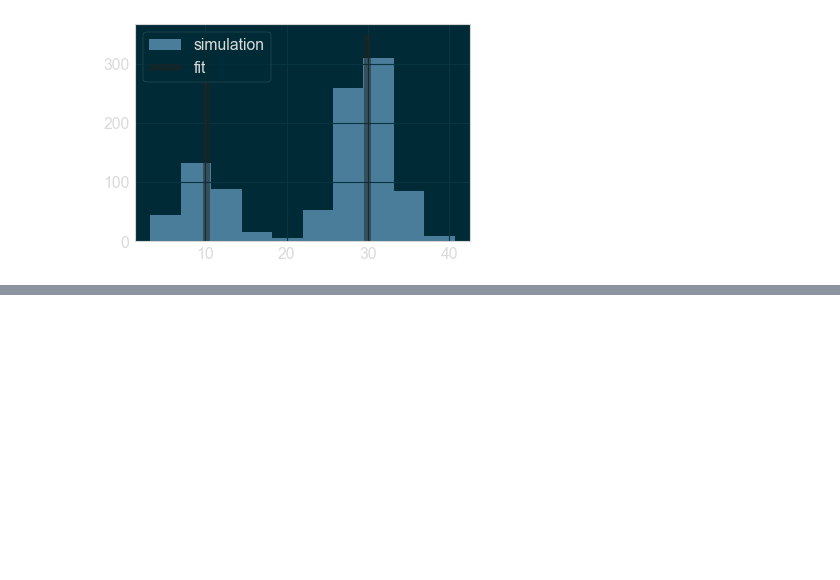
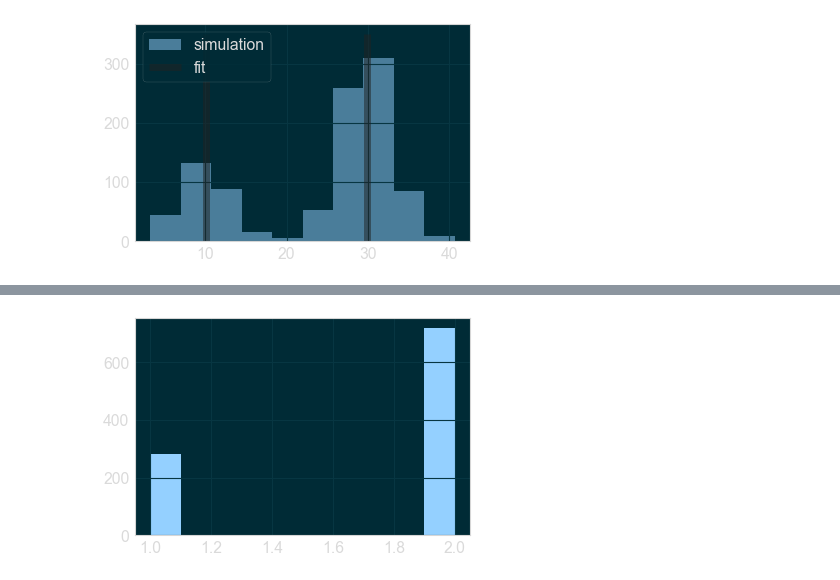
Before and after one commit to cescalara/association, a Jupyter notebook: association.ipynb, the cells around one changed output, grey strips where cells are left out. Cells and saved outputs as stored; diff of their text form; code cells hidden in the pictures; blank space fills up the shorter version.

Commit message:
Add model with calculation to extract the marginal posterior for the labels

```diff
--- a/association.ipynb
+++ b/association.ipynb
@@ -102,0 +108,4 @@ In more physical applications, we want to know the rigorous probability for the
+# %%
+# compile a new model for the problem
+explicit_model_file = 'stan/simple_mixture_explicit.stan'
+explicit_model = stan_utility.compile_model(filename = explicit_model_file)
@@ -102,0 +114,5 @@ In more physical applications, we want to know the rigorous probability for the
+# %%
+# fit this model
+explicit_fit = explicit_model.sampling(data = data, iter = 1000,
+                                       chains = 4, seed = 19920715)
+print(explicit_fit)
@@ -102,0 +137,6 @@ In more physical applications, we want to know the rigorous probability for the
+# %%
+# plot the sampled labels (bit boring as we only have 2 components)
+lam = explicit_fit.extract(['lambda'])['lambda'][0]
+plt.hist(lam);
+# %% [output]
+[figure, added]
```
Also changed, not shown: parts of 4 cells of this notebook, 1 other file.
